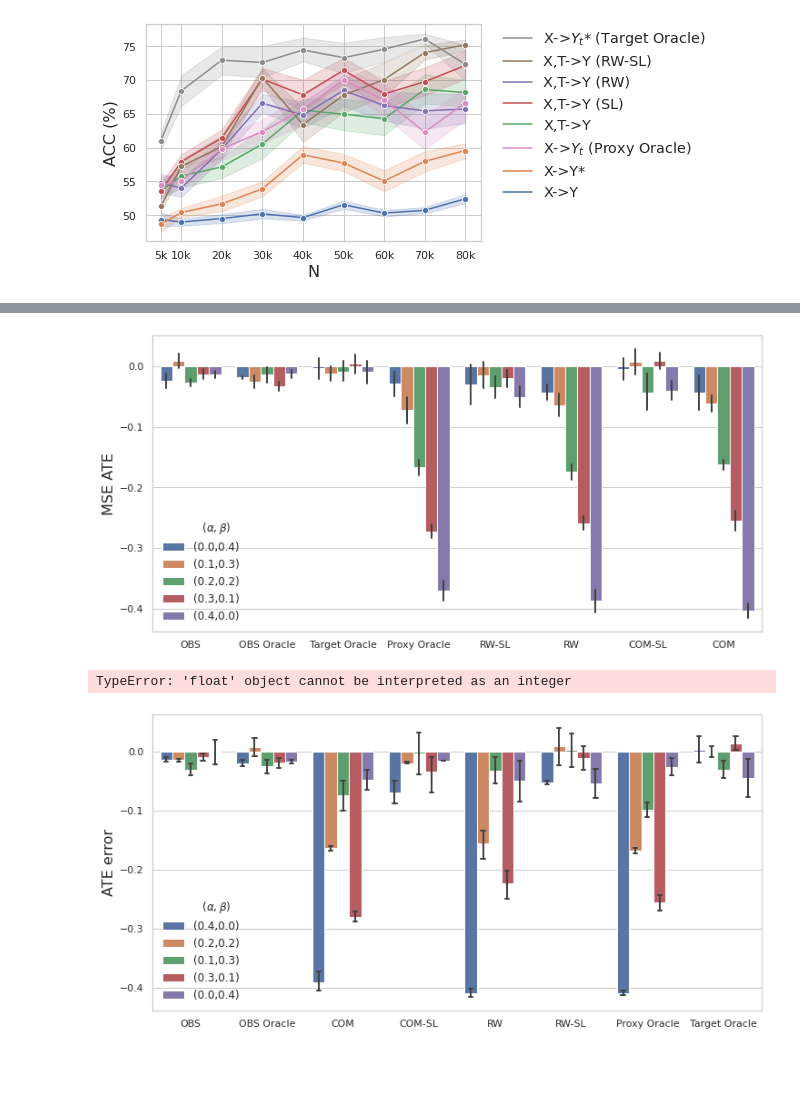
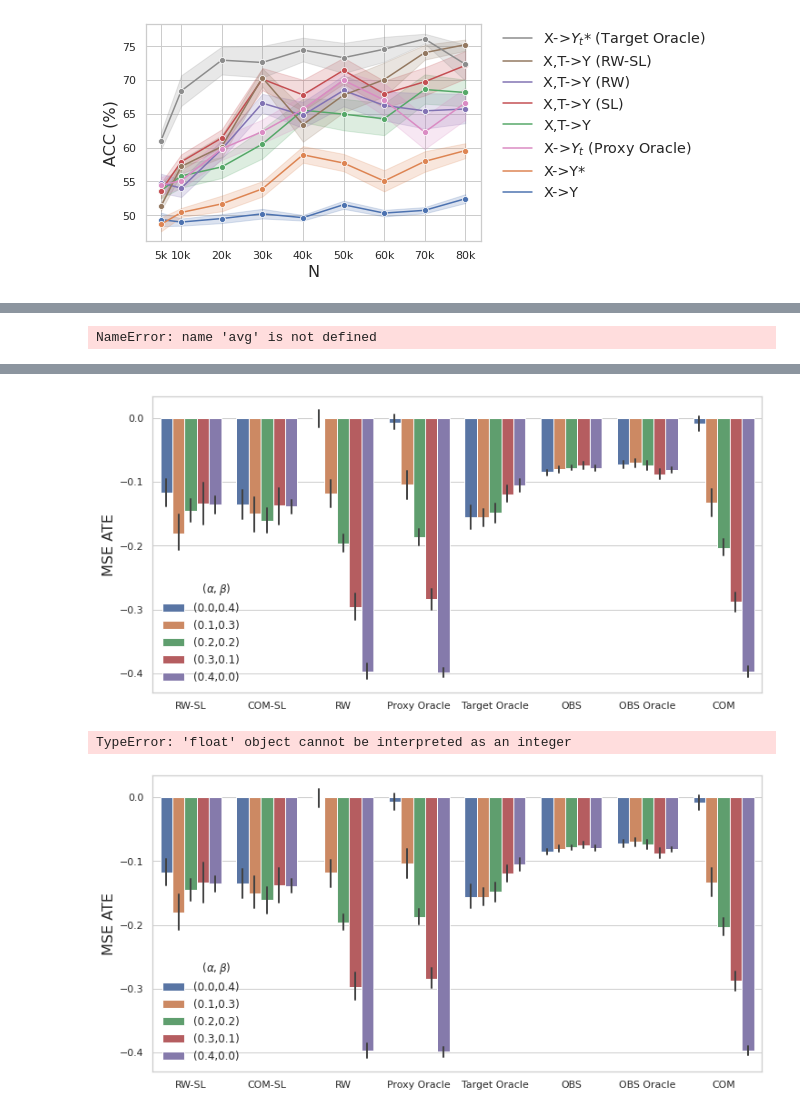
Before and after one commit to lguerdan/counterfactual-decision-support, a Jupyter notebook: notebook_results.ipynb, the cells around one changed output, grey strips where cells are left out. Cells and saved outputs as stored; diff of their text form; code cells hidden in the pictures; blank space fills up the shorter version.

```diff
--- a/notebook_results.ipynb
+++ b/notebook_results.ipynb
@@ -104,3 +99,7 @@ NameError: name 'avg' is not defined
+# %%
+avg([1,2,3]
+# %% [output]
+NameError: name 'avg' is not defined
 # %%
 df[(df['baseline'] == 'Proxy Oracle') & (df['NS'] == 70000)]
 # %% [output]
@@ -126,7 +125,7 @@ df['beta_error'] = df['beta_0'] - df['beta_0_hat']
 df.groupby(['baseline', 'NS']).mean().to_csv('baselines.csv')
 # %%
 results = []
-for f in glob.glob(f'results/erm_ohie_crossfit_oracle_params_R10/*TE.csv'):
+for f in glob.glob(f'results/NR_erm_jobs_crossfit_oracle_params_R10/*TE.csv'):
     results.append(pd.read_csv(f))
 nsdf = pd.concat(results)
 nsdf.drop(columns=['Unnamed: 0'], inplace=True)
@@ -152,6 +151,6 @@ def plot_experimental_data_results(df, metric):
 #     g.set_xticks(range(len(models)), models, size=12)
 #     plt.xticks(rotation=45)
 # %%
-plot_experimental_data_results(ohie, 'ate_error')
+plot_experimental_data_results(jobs, 'ate_error')
 # %% [output]
-[figure, old version]
+[figure, new version]
@@ -160,5 +156,0 @@ plot_experimental_data_results(ohie, 'ate_error')
-# %%
-for i in range(-1, 1, 20):
-    print(.05*i)
-# %% [output]
-TypeError: 'float' object cannot be interpreted as an integer
@@ -165,4 +159,9 @@ TypeError: 'float' object cannot be interpreted as an integer
+# %%
+for i in range(-1, 1, 20):
+    print(.05*i)
+# %% [output]
+TypeError: 'float' object cannot be interpreted as an integer
 # %%
-plot_experimental_data_results(ohie, 'ate_error')
+plot_experimental_data_results(jobs, 'ate_error')
 # %% [output]
-[figure, old version]
+[figure, new version]
```
Also changed, not shown: parts of 10 cells of this notebook, 1 other file.
